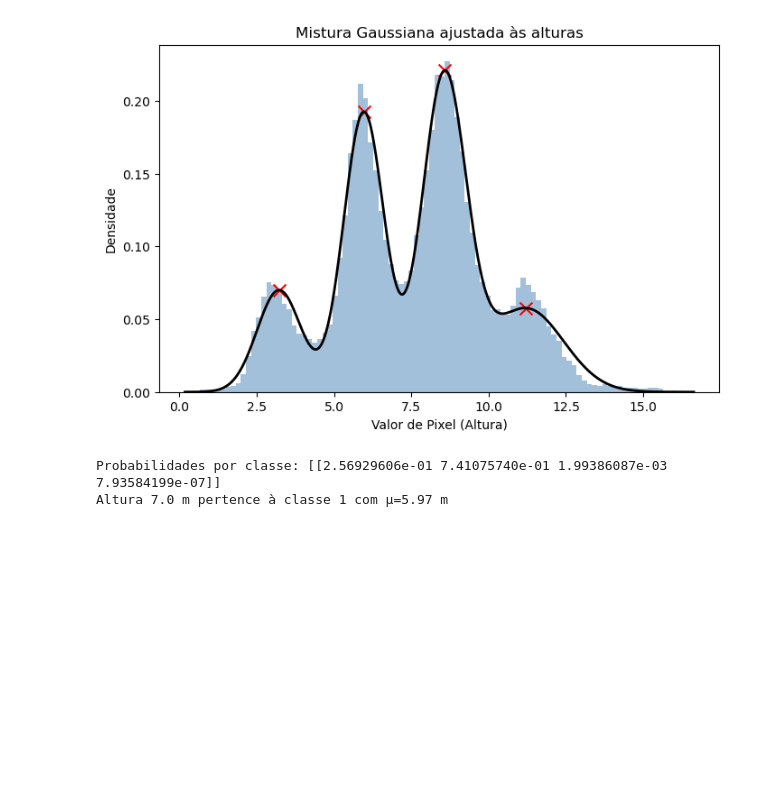
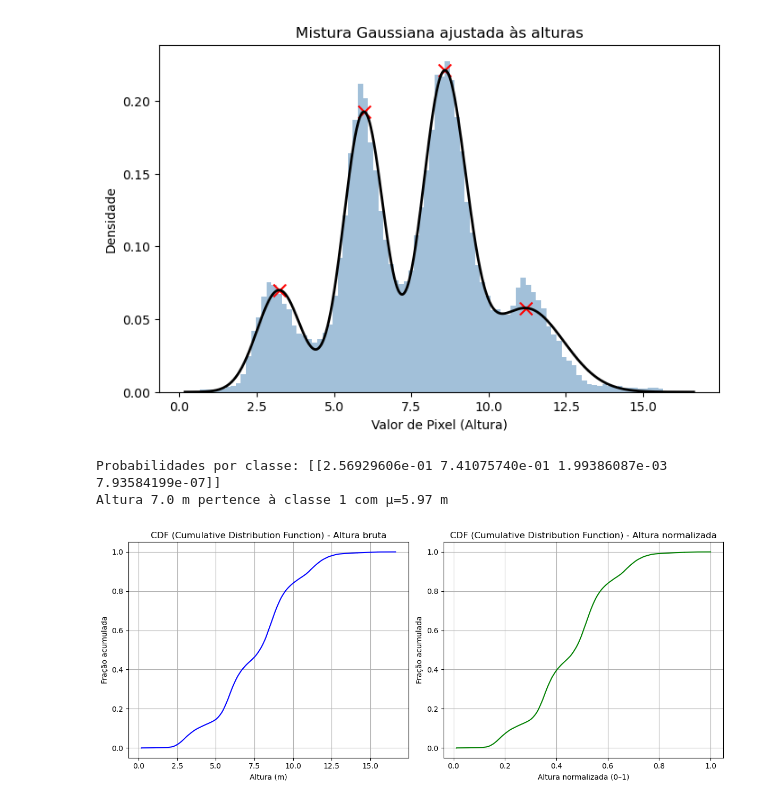
Before and after one commit to cem-usp/favelavis, a Jupyter notebook: 02-analise-alturas-BHM.ipynb, the cells around one changed output. Cells and saved outputs as stored; diff of their text form; code cells hidden in the pictures; blank space fills up the shorter version.

```diff
--- a/02-analise-alturas-BHM.ipynb
+++ b/02-analise-alturas-BHM.ipynb
@@ -165,3 +165,32 @@ print(f"Altura {h[0][0]} m pertence à classe {classe} com μ={mus[classe]:.2f}
 # %% [output]
 Probabilidades por classe: [[2.56929606e-01 7.41075740e-01 1.99386087e-03 7.93584199e-07]]
 Altura 7.0 m pertence à classe 1 com μ=5.97 m
+# %%
+# 2. Calcular CDF empírica (valores brutos)
+cdf_empirica = np.arange(1, len(sorted_data)+1) / len(sorted_data)
+
+# 3. Calcular CDF com dados normalizados
+sorted_data_norm = sorted_data / sorted_data.max()
+cdf_norm = np.arange(1, len(sorted_data_norm)+1) / len(sorted_data_norm)
+
+# 4. Plotar as duas CDFs lado a lado
+plt.figure(figsize=(12, 5))
+
+plt.subplot(1, 2, 1)
+plt.plot(sorted_data, cdf_empirica, color='blue', label='CDF bruta')
+plt.xlabel("Altura (m)")
+plt.ylabel("Fração acumulada")
+plt.title("CDF (Cumulative Distribution Function) - Altura bruta")
+plt.grid(True)
+
+plt.subplot(1, 2, 2)
+plt.plot(sorted_data_norm, cdf_norm, color='green', label='CDF normalizada')
+plt.xlabel("Altura normalizada (0–1)")
+plt.ylabel("Fração acumulada")
+plt.title("CDF (Cumulative Distribution Function) - Altura normalizada")
+plt.grid(True)
+
+plt.tight_layout()
+plt.show()
+# %% [output]
+[figure, added]
```
Also changed, not shown: parts of 2 cells of this notebook, 10 other files.
